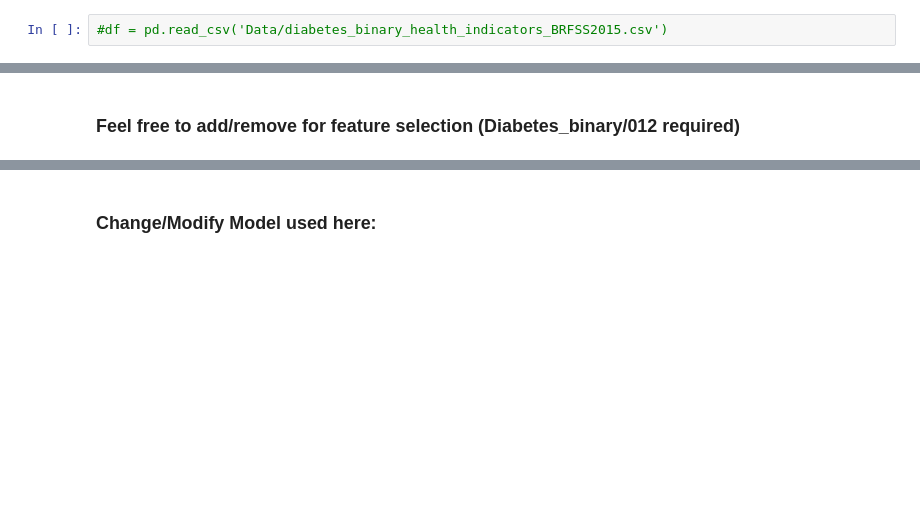
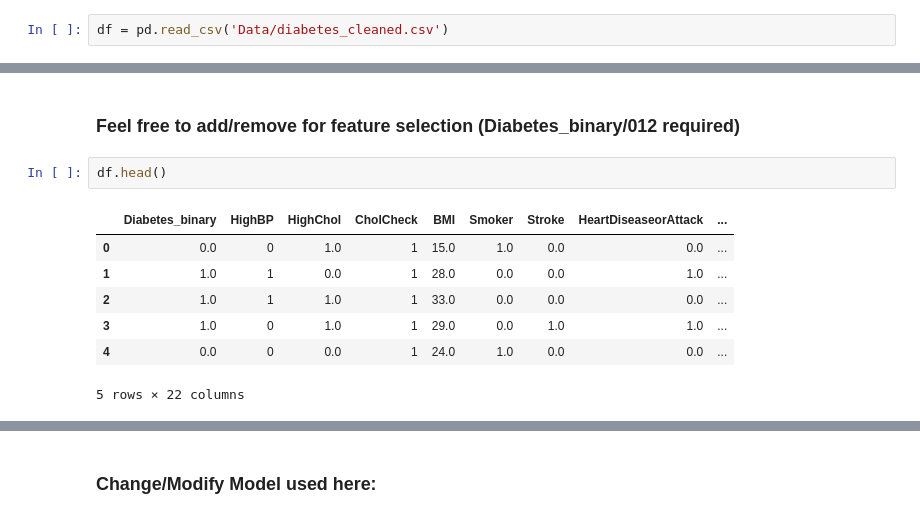
Before and after one commit to rhncatan/Diabetes-Streamlit, a Jupyter notebook: Model_Build.ipynb, the cells around one changed output, grey strips where cells are left out. Drawn from its saved outputs; the diff is of its cells as text; blank space fills up the shorter version.

```diff
--- a/Model_Build.ipynb
+++ b/Model_Build.ipynb
@@ -7,2 +18,2 @@ from sklearn.ensemble import RandomForestClassifier
 # %%
-#df = pd.read_csv('Data/diabetes_binary_health_indicators_BRFSS2015.csv')
+df = pd.read_csv('Data/diabetes_cleaned.csv')
@@ -14,3 +108,13 @@ To avoid data leakage and have confidence in the model's generalizability:
 - Model is (stratified) split 80-20 train test; Models are all to be fairly evaluated on the same unseen data
 # %% [markdown]
 ### Feel free to add/remove for feature selection (Diabetes_binary/012 required)
+# %%
+df.head()
+# %% [output]
+|  | Diabetes_binary | HighBP | HighChol | CholCheck | BMI | Smoker | Stroke | HeartDiseaseorAttack | ... |
+| 0 | 0.0 | 0 | 1.0 | 1 | 15.0 | 1.0 | 0.0 | 0.0 | ... |
+| 1 | 1.0 | 1 | 0.0 | 1 | 28.0 | 0.0 | 0.0 | 1.0 | ... |
+| 2 | 1.0 | 1 | 1.0 | 1 | 33.0 | 0.0 | 0.0 | 0.0 | ... |
+| 3 | 1.0 | 0 | 1.0 | 1 | 29.0 | 0.0 | 1.0 | 1.0 | ... |
+| 4 | 0.0 | 0 | 0.0 | 1 | 24.0 | 1.0 | 0.0 | 0.0 | ... |
+5 rows × 22 columns
```
Also changed, not shown: parts of 48 cells of this notebook, 6 other files.
